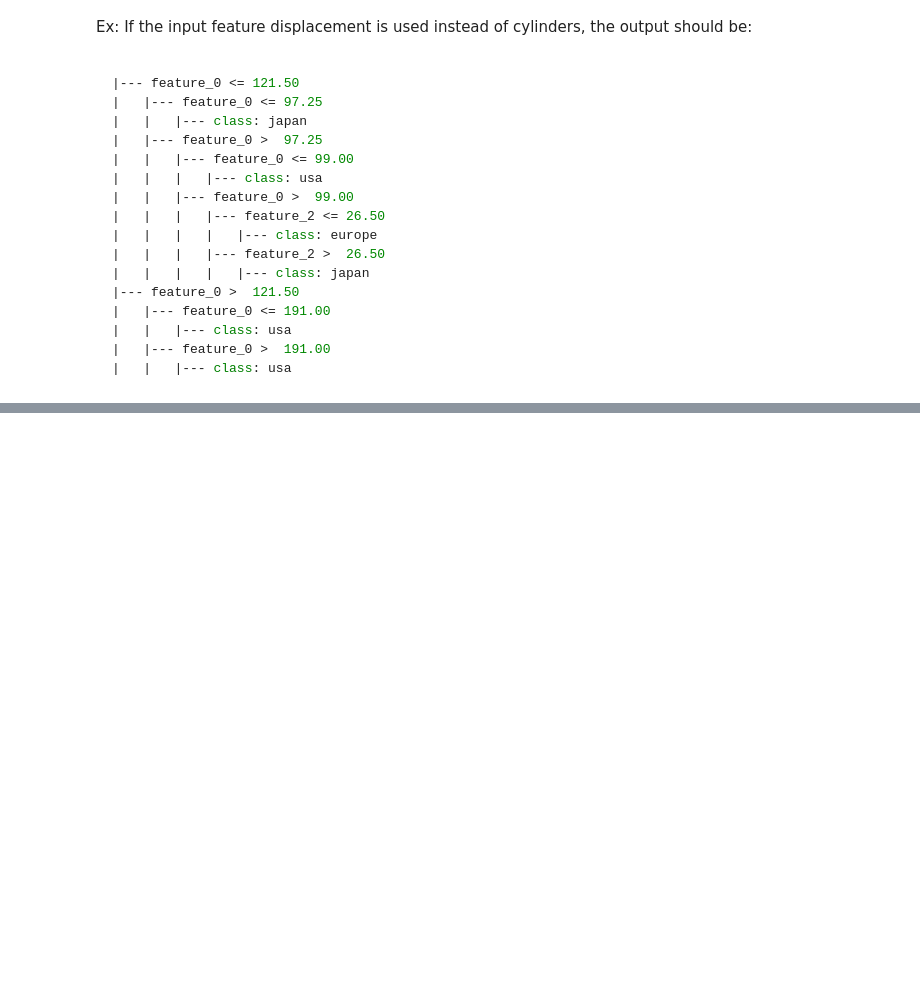
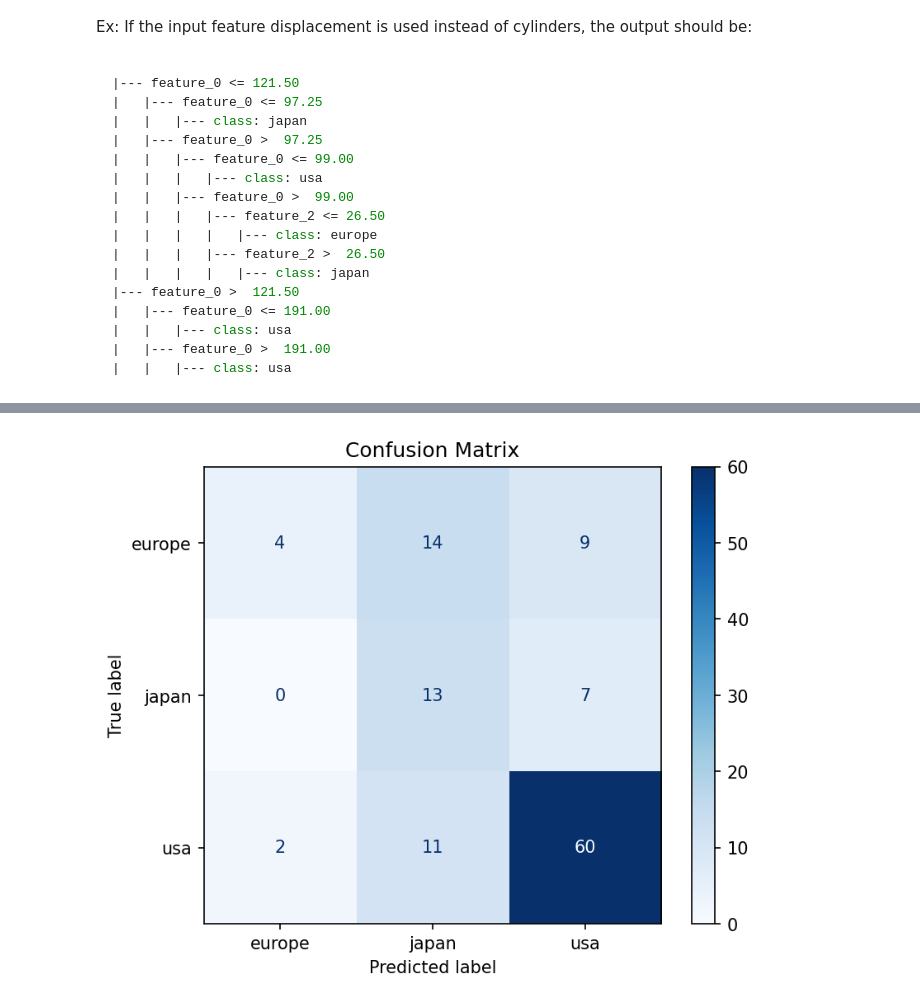
Before and after one commit to johnff9/CSB320Labs, a Jupyter notebook: Lab5/lab5-classtree.ipynb, the cells around one changed output, grey strips where cells are left out. Saved outputs shown, nothing was run; the diff lists cells and outputs as text; code cells hidden in the pictures; blank space fills up the shorter version.

```diff
--- a/Lab5/lab5-classtree.ipynb
+++ b/Lab5/lab5-classtree.ipynb
@@ -40,19 +40,29 @@ from sklearn.tree import DecisionTreeClassifier, export_text
 from sklearn.metrics import confusion_matrix, ConfusionMatrixDisplay
 # %%
 # Read in the data from mpg.csv and save it as a dataframe called mpg
-
+mpg = pd.read_csv('data/mpg.csv')
 plt.rcParams['figure.dpi'] = 150
 # %%
 # Create a dataframe X containing cylinders, weight, and mpg
-# Your code here
+X = mpg[['cylinders', 'weight', 'mpg']]
 
 # Create a dataframe y containing origin
-# Your code here
+y = mpg['origin']
 
 X_train, X_test, y_train, y_test = train_test_split(X, y, test_size=0.3, random_state=123)
 
 # Initialize the tree with `max_leaf_nodes=6`
-DTC = # Your code here
+DTC = DecisionTreeClassifier(max_leaf_nodes=6, random_state=123)
 
 # Fit the tree to the training data
-# Your code here
+DTC.fit(X_train, y_train)
+
+# Confusion matrix
+y_pred = DTC.predict(X_test)
+cm = confusion_matrix(y_test, y_pred, labels=DTC.classes_)
+disp = ConfusionMatrixDisplay(confusion_matrix=cm, display_labels=DTC.classes_)
+disp.plot(cmap=plt.cm.Blues)
+plt.title('Confusion Matrix')
+plt.show()
+# %% [output]
+[figure, added]
```
Also changed, not shown: 1 other file.
